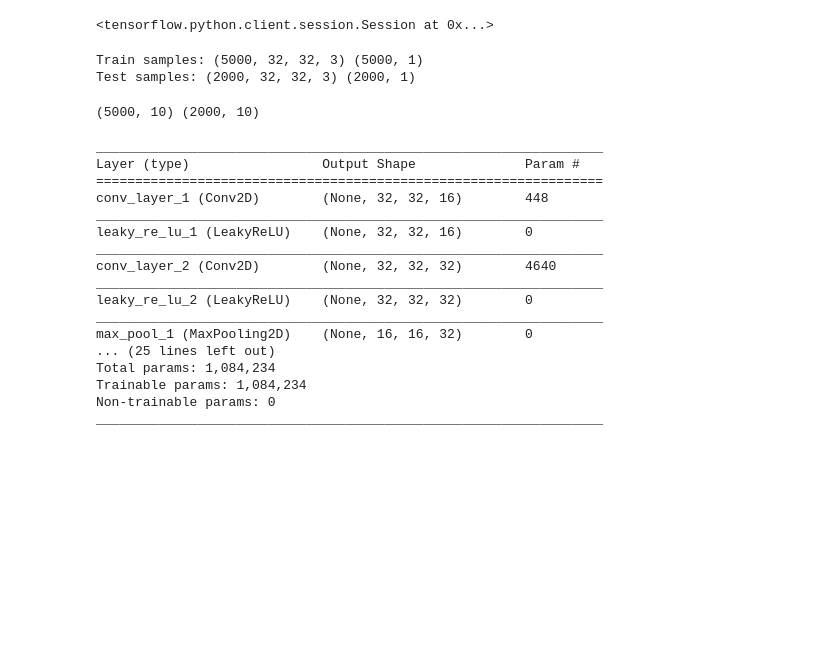
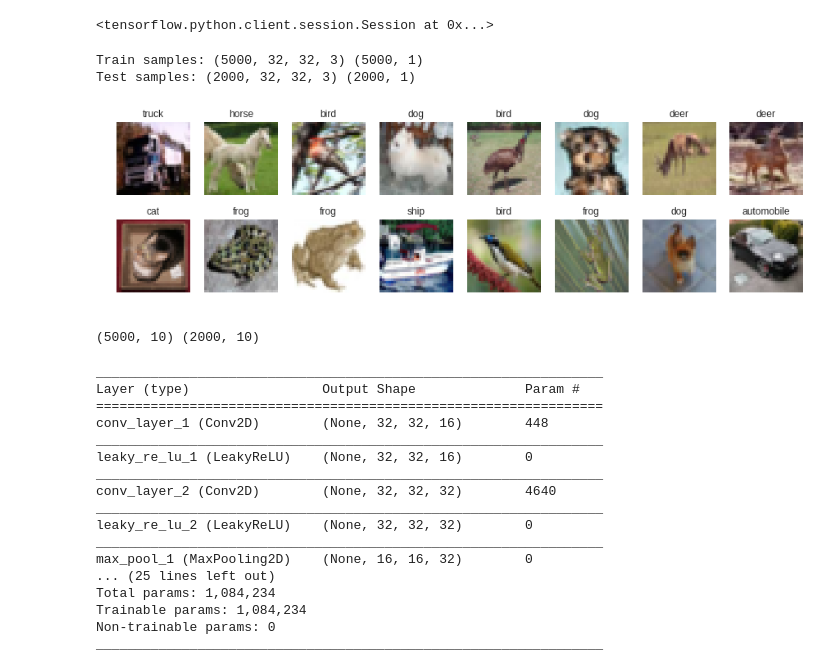
Before and after one commit to gsvenky89/Assignemnt_2_ML, a Jupyter notebook: CNN_for_CIFAR_10.ipynb, the cells around one changed output. Saved outputs shown, nothing was run; the diff lists cells and outputs as text; code cells hidden in the pictures; blank space fills up the shorter version.

```diff
--- a/CNN_for_CIFAR_10.ipynb
+++ b/CNN_for_CIFAR_10.ipynb
@@ -47,11 +46,14 @@ reset_tf_session() #clearing up any default graph
 # %%
 from keras.datasets import cifar10
 (x_train_i, y_train_i), (x_test_i, y_test_i) = cifar10.load_data()
-x_train = x_train_i[range(5000),:]
-y_train = y_train_i[range(5000),:]
-x_test = x_test_i[range(2000),:]
-y_test = y_test_i[range(2000),:]
-del x_train_i,y_train_i,x_test_i,y_test_i
+my_list = np.random.choice(x_train_i.shape[0],5000)
+x_train = x_train_i[my_list,:]
+y_train = y_train_i[my_list,:]
+del my_list
+my_list = np.random.choice(x_test_i.shape[0],2000)
+x_test = x_test_i[my_list,:]
+y_test = y_test_i[my_list,:]
+del x_train_i,y_train_i,x_test_i,y_test_i,my_list
 # %%
 print("Train samples:", x_train.shape, y_train.shape)
 print("Test samples:", x_test.shape, y_test.shape)
@@ -62,6 +64,22 @@ Test samples: (2000, 32, 32, 3) (2000, 1)
 NUM_CLASSES = 10
 cifar10_classes = ["airplane", "automobile", "bird", "cat", "deer",
                    "dog", "frog", "horse", "ship", "truck"]
+# %%
+# show random images from train
+cols = 8
+rows = 2
+fig = plt.figure(figsize=(2 * cols - 1, 2.5 * rows - 1))
+for i in range(cols):
+    for j in range(rows):
+        random_index = np.random.randint(0, len(y_train))
+        ax = fig.add_subplot(rows, cols, i * rows + j + 1)
+        ax.grid('off')
+        ax.axis('off')
+        ax.imshow(x_train[random_index, :])
+        ax.set_title(cifar10_classes[y_train[random_index, 0]])
+plt.show()
+# %% [output]
+[figure, added]
 # %%
 # normalize inputs
 x_train2 = x_train/255. - 0.5
```
Also changed, not shown: parts of 10 cells of this notebook.
